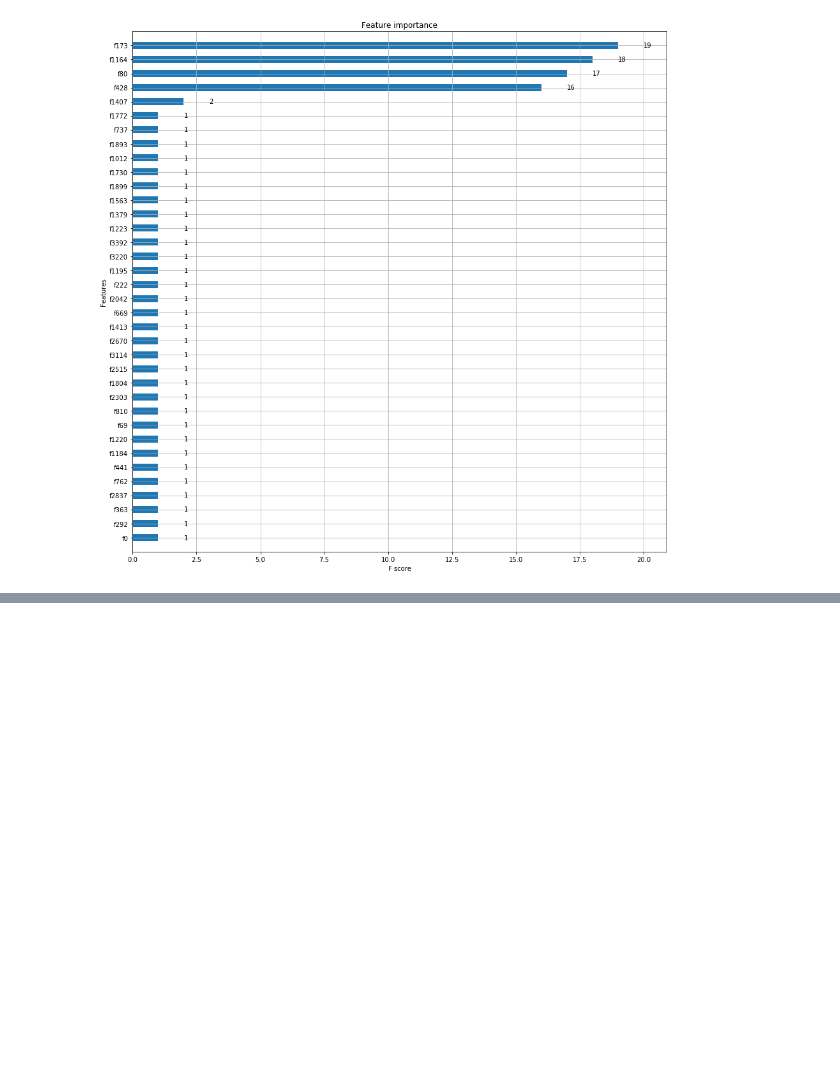
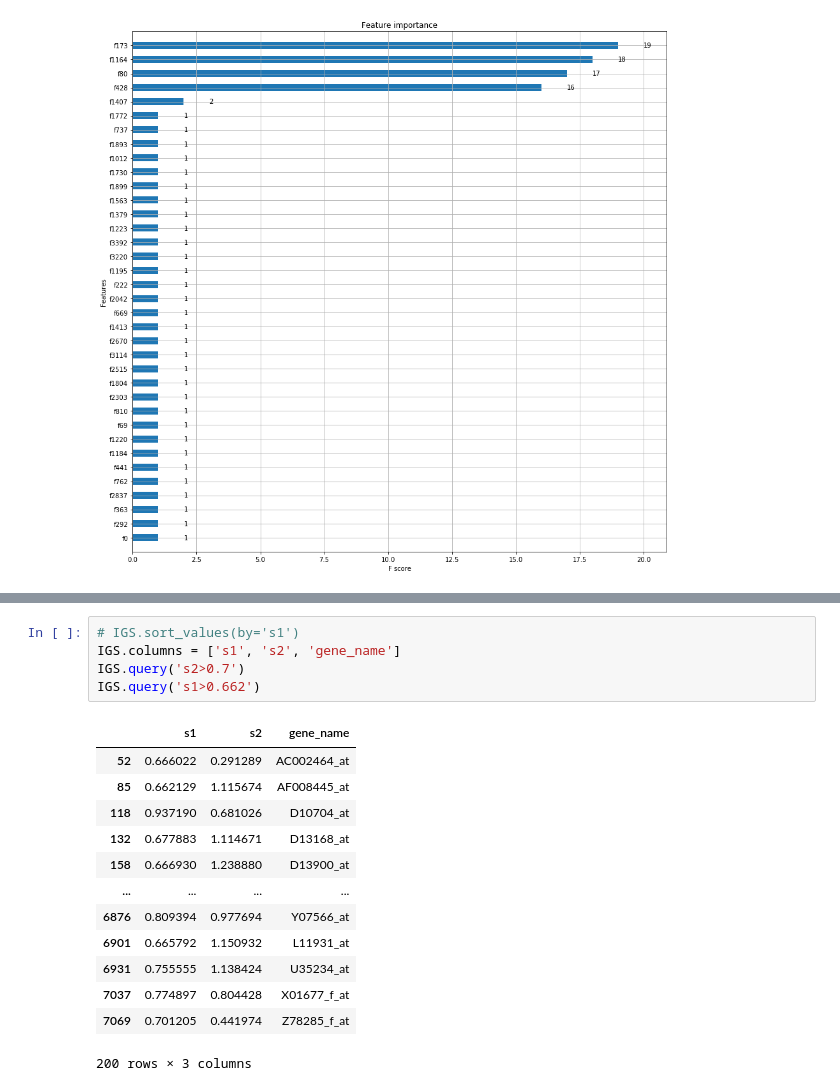
Before and after one commit to victordefoe/GatherAlgorithms, a Jupyter notebook: data_mining/gene_analysis.ipynb, the cells around one changed output, grey strips where cells are left out. Cells and saved outputs as stored; diff of their text form; blank space fills up the shorter version.

```diff
--- a/data_mining/gene_analysis.ipynb
+++ b/data_mining/gene_analysis.ipynb
@@ -177,0 +326,19 @@ plt.show()
+# %%
+# IGS.sort_values(by='s1')
+IGS.columns = ['s1', 's2', 'gene_name']
+IGS.query('s2>0.7')
+IGS.query('s1>0.662')
+# %% [output]
+|  | s1 | s2 | gene_name |
+| 52 | 0.666022 | 0.291289 | AC002464_at |
+| 85 | 0.662129 | 1.115674 | AF008445_at |
+| 118 | 0.937190 | 0.681026 | D10704_at |
+| 132 | 0.677883 | 1.114671 | D13168_at |
+| 158 | 0.666930 | 1.238880 | D13900_at |
+| ... | ... | ... | ... |
+| 6876 | 0.809394 | 0.977694 | Y07566_at |
+| 6901 | 0.665792 | 1.150932 | L11931_at |
+| 6931 | 0.755555 | 1.138424 | U35234_at |
+| 7037 | 0.774897 | 0.804428 | X01677_f_at |
+| 7069 | 0.701205 | 0.441974 | Z78285_f_at |
+200 rows × 3 columns
```
Also changed, not shown: parts of 11 cells of this notebook.
